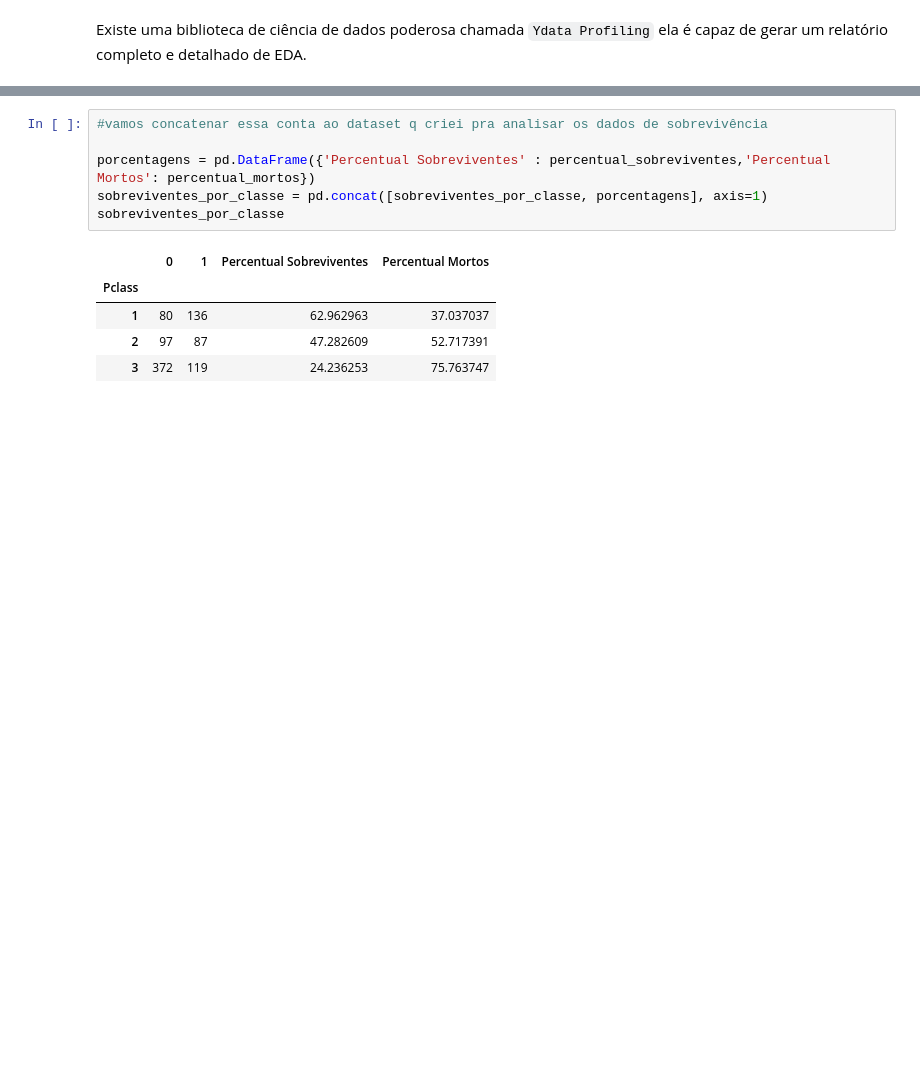
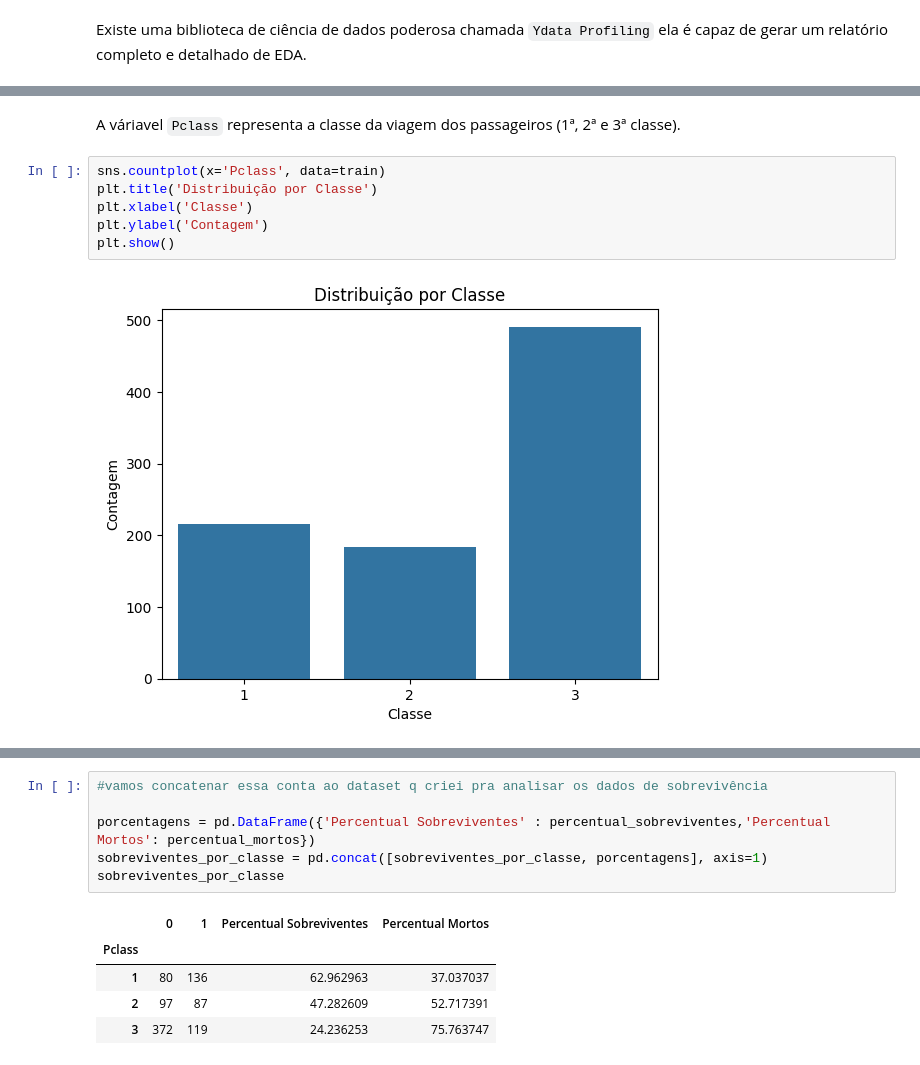
Before and after one commit to varsantos/Data_science, a Jupyter notebook: Titanic.ipynb, the cells around one changed output, grey strips where cells are left out. Drawn from its saved outputs; the diff is of its cells as text; blank space fills up the shorter version.

```diff
--- a/Titanic.ipynb
+++ b/Titanic.ipynb
@@ -202,0 +211,10 @@ import seaborn as sns
+# %% [markdown]
+A váriavel `Pclass` representa a classe da viagem dos passageiros (1ª, 2ª e 3ª classe).
+# %%
+sns.countplot(x='Pclass', data=train)
+plt.title('Distribuição por Classe')
+plt.xlabel('Classe')
+plt.ylabel('Contagem')
+plt.show()
+# %% [output]
+[figure, added]
```
Also changed, not shown: parts of 79 cells of this notebook.
